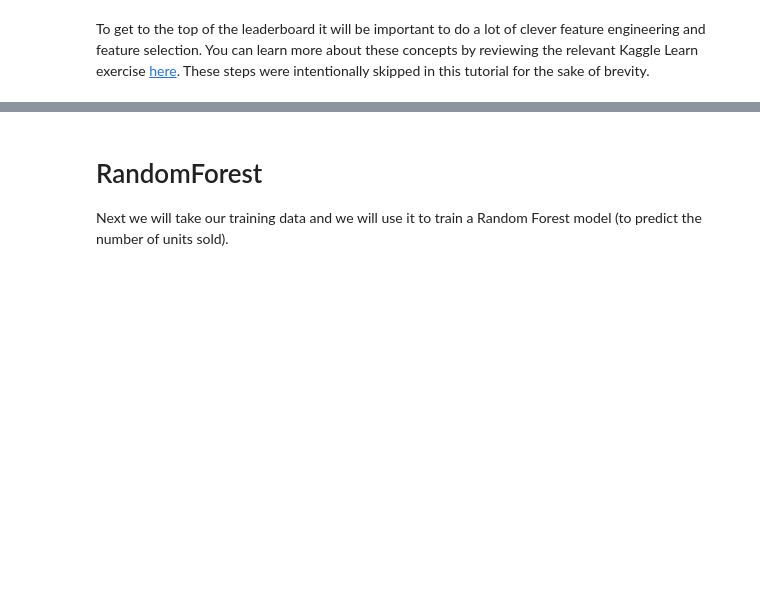
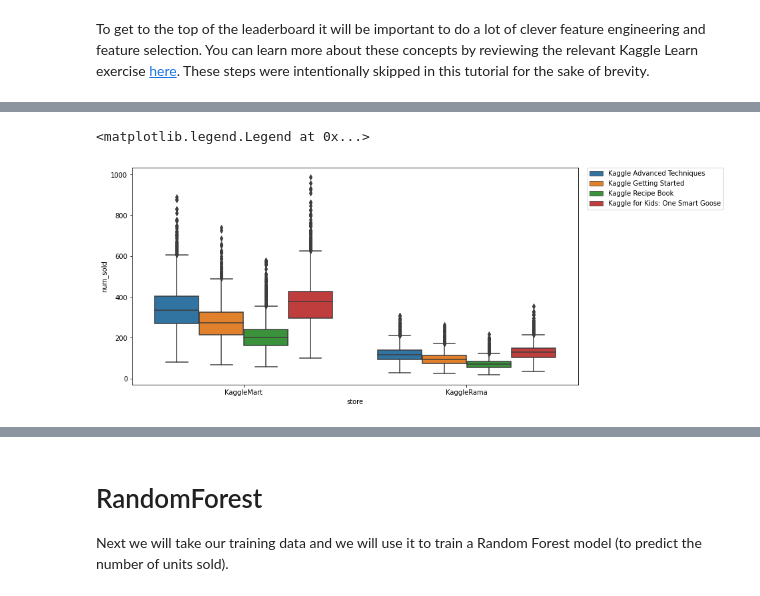
Before and after one commit to Chirag314/TDS-Sept, a Jupyter notebook: tf_decision_forests_tds_sep_22.ipynb, the cells around one changed output, grey strips where cells are left out. Drawn from its saved outputs; the diff is of its cells as text; code cells hidden in the pictures; blank space fills up the shorter version.

```diff
--- a/tf_decision_forests_tds_sep_22.ipynb
+++ b/tf_decision_forests_tds_sep_22.ipynb
@@ -71,8 +109,8 @@ for dirname, _, filenames in os.walk('/kaggle/input'):
 Step 3: Load the data
 # %%
 # load to pandas dataframe (for data exploration)
-train_df = pd.read_csv('/kaggle/input/tabular-playground-series-sep-2022/train.csv').drop('row_id', axis=1)
-test_df = pd.read_csv('/kaggle/input/tabular-playground-series-sep-2022/test.csv').drop('row_id', axis=1)
+train_df = pd.read_csv('Sept/train.csv')
+test_df = pd.read_csv('Sept/test.csv')
 
 # load to tensorflow dataset (for model training)
 train_tfds = tfdf.keras.pd_dataframe_to_tf_dataset(train_df, label="num_sold", task=tfdf.keras.Task.REGRESSION)
@@ -106,0 +179,7 @@ Step 5: Feature Engineering and Feature Selection
+# %%
+#  ADD CONTENT HERE TO IMPROVE YOUR SCORE!
+#Set the row_id column as the index
+train_df=train_df.set_index("row_id")
+
+# convert date column to datetime
+train_df['date']=pd.to_datetime(train_df['date'])
@@ -108,0 +257,8 @@ To get to the top of the leaderboard it will be important to do a lot of clever
+# %%
+# Find out which store sold more books
+plt.figure(figsize=(12,6))
+sns.boxplot(data=train_df,x='store',y='num_sold',hue='product')
+plt.legend(bbox_to_anchor=(1.02,1),loc='upper left',borderaxespad=0)
+# %% [output]
+<matplotlib.legend.Legend at 0x...>
+[figure, added]
```
Also changed, not shown: parts of 28 cells of this notebook.
